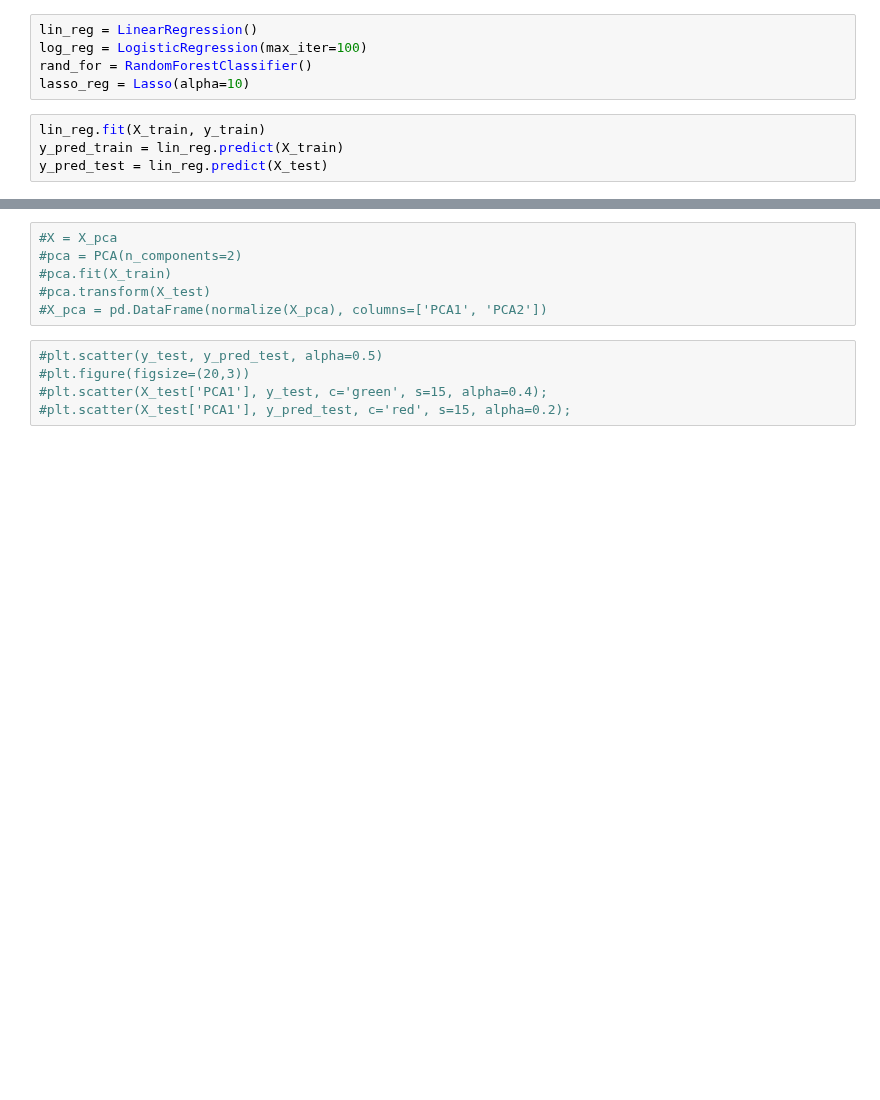
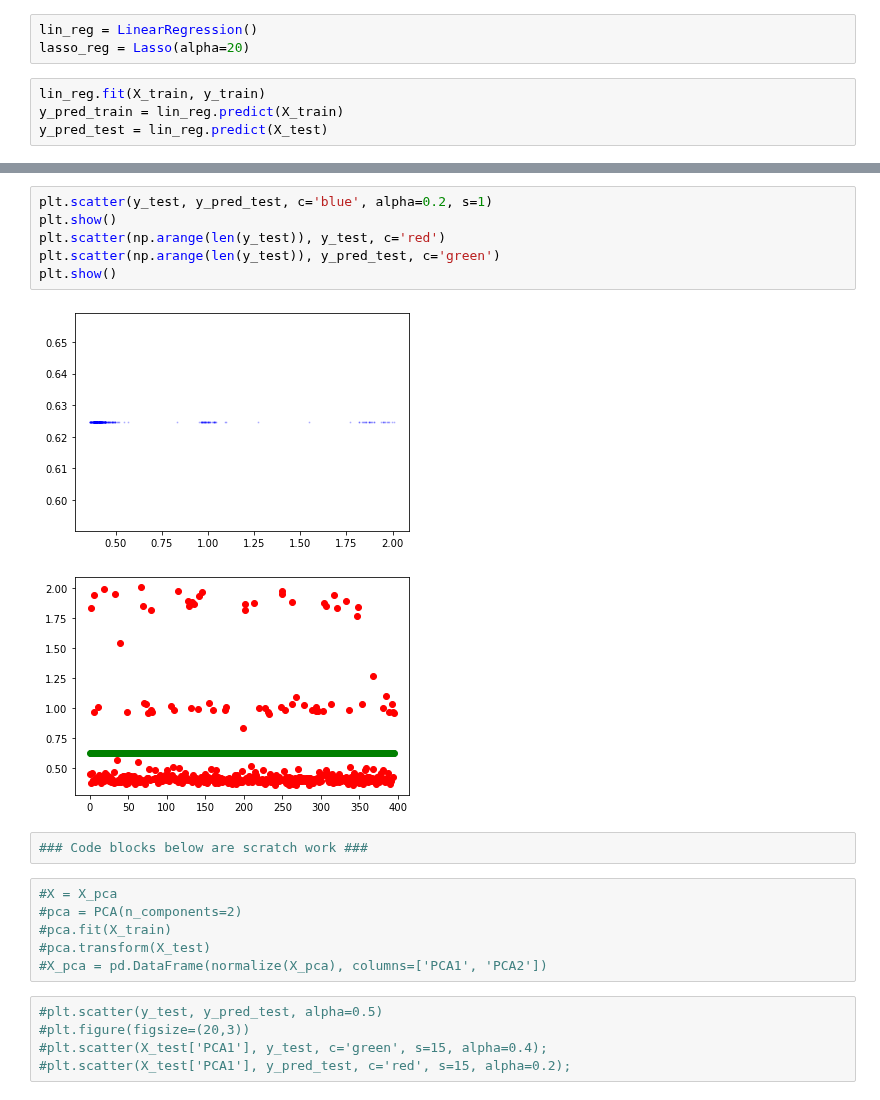
Before and after one commit to divtummala/springboard, a Jupyter notebook: Capstone/EquipmentDataFinal/semiTool.ipynb, the cells around one changed output, grey strips where cells are left out. Saved outputs shown, nothing was run; the diff lists cells and outputs as text; blank space fills up the shorter version.

```diff
--- a/Capstone/EquipmentDataFinal/semiTool.ipynb
+++ b/Capstone/EquipmentDataFinal/semiTool.ipynb
@@ -210,8 +354,6 @@ print(y_test.shape)
 # %%
 lin_reg = LinearRegression()
-log_reg = LogisticRegression(max_iter=100)
-rand_for = RandomForestClassifier()
-lasso_reg = Lasso(alpha=10)
+lasso_reg = Lasso(alpha=20)
 # %%
 lin_reg.fit(X_train, y_train)
 y_pred_train = lin_reg.predict(X_train)
@@ -266,3 +380,14 @@ plt.scatter(X_test['new_index'], y_pred_test, c='red')
+# %%
+plt.scatter(y_test, y_pred_test, c='blue', alpha=0.2, s=1)
+plt.show()
+plt.scatter(np.arange(len(y_test)), y_test, c='red')
+plt.scatter(np.arange(len(y_test)), y_pred_test, c='green')
+plt.show()
+# %% [output]
+[figure, added]
+[figure, added]
+# %%
+### Code blocks below are scratch work ###
 # %%
 #X = X_pca
 #pca = PCA(n_components=2)
```
Also changed, not shown: parts of 46 cells of this notebook.
